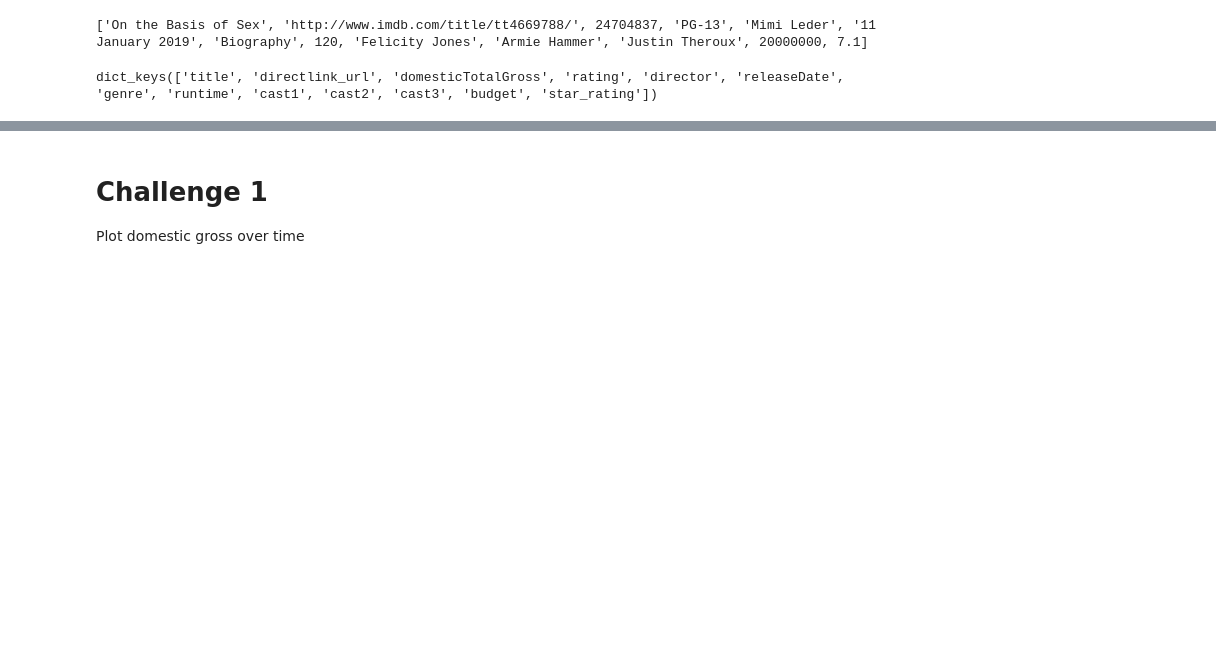
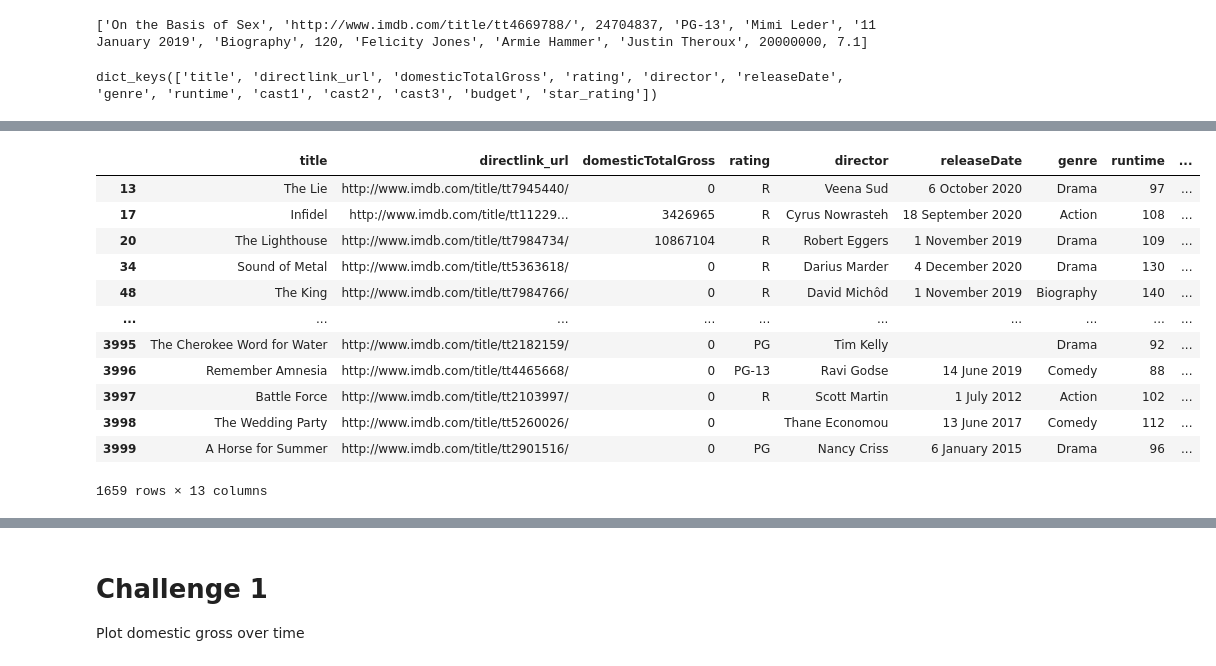
Before and after one commit to michael-a-green/Metis_Project2, a Jupyter notebook: Project2.ipynb, the cells around one changed output, grey strips where cells are left out. Saved outputs shown, nothing was run; the diff lists cells and outputs as text; code cells hidden in the pictures; blank space fills up the shorter version.

```diff
--- a/Project2.ipynb
+++ b/Project2.ipynb
@@ -390,0 +446,16 @@ movie_df.head(10)
+# %%
+movie_df[movie_df["budget"]==0]
+# %% [output]
+|  | title | directlink_url | domesticTotalGross | rating | director | releaseDate | genre | runtime | ... |
+| 13 | The Lie | http://www.imdb.com/title/tt7945440/ | 0 | R | Veena Sud | 6 October 2020 | Drama | 97 | ... |
+| 17 | Infidel | http://www.imdb.com/title/tt11229... | 3426965 | R | Cyrus Nowrasteh | 18 September 2020 | Action | 108 | ... |
+| 20 | The Lighthouse | http://www.imdb.com/title/tt7984734/ | 10867104 | R | Robert Eggers | 1 November 2019 | Drama | 109 | ... |
+| 34 | Sound of Metal | http://www.imdb.com/title/tt5363618/ | 0 | R | Darius Marder | 4 December 2020 | Drama | 130 | ... |
+| 48 | The King | http://www.imdb.com/title/tt7984766/ | 0 | R | David Michôd | 1 November 2019 | Biography | 140 | ... |
+| ... | ... | ... | ... | ... | ... | ... | ... | ... | ... |
+| 3995 | The Cherokee Word for Water | http://www.imdb.com/title/tt2182159/ | 0 | PG | Tim Kelly |  | Drama | 92 | ... |
+| 3996 | Remember Amnesia | http://www.imdb.com/title/tt4465668/ | 0 | PG-13 | Ravi Godse | 14 June 2019 | Comedy | 88 | ... |
+| 3997 | Battle Force | http://www.imdb.com/title/tt2103997/ | 0 | R | Scott Martin | 1 July 2012 | Action | 102 | ... |
+| 3998 | The Wedding Party | http://www.imdb.com/title/tt5260026/ | 0 |  | Thane Economou | 13 June 2017 | Comedy | 112 | ... |
+| 3999 | A Horse for Summer | http://www.imdb.com/title/tt2901516/ | 0 | PG | Nancy Criss | 6 January 2015 | Drama | 96 | ... |
+1659 rows × 13 columns
```
Also changed, not shown: parts of 22 cells of this notebook.
